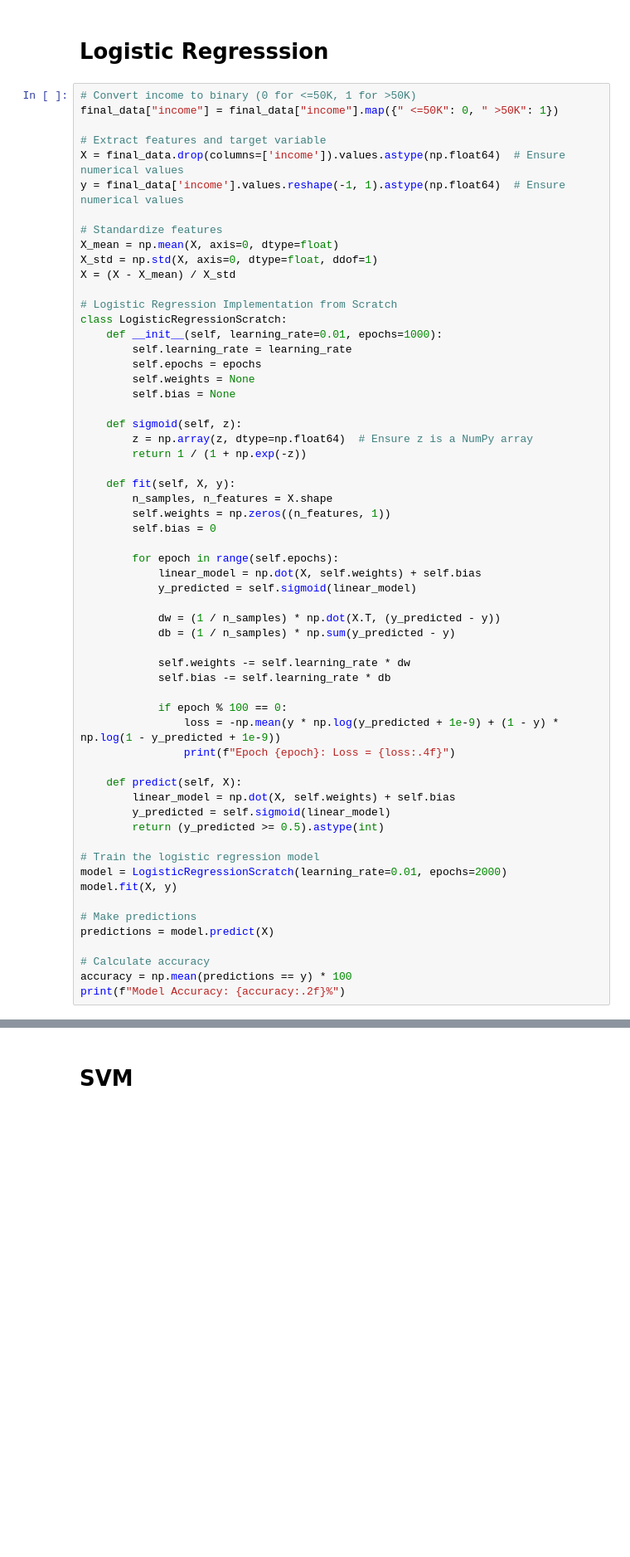
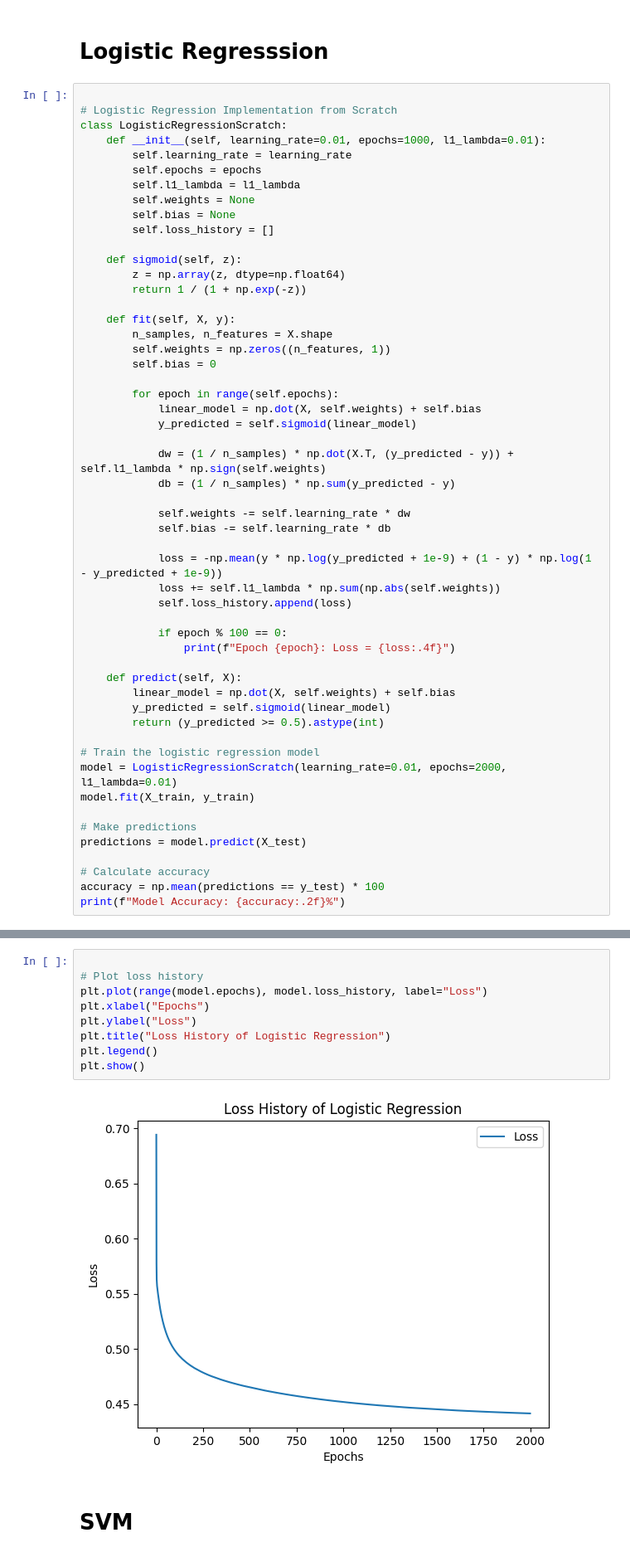
Before and after one commit to muhammadsaadx/Logistic-Regression-and-SVM-with-EDA-and-Feature-Scaling, a Jupyter notebook: P1.ipynb, the cells around one changed output, grey strips where cells are left out. Shown at 83% size. Drawn from its saved outputs; the diff is of its cells as text; blank space fills up the shorter version.

```diff
--- a/P1_LinRegImp_LogScaling.ipynb
+++ b/P1.ipynb
@@ -446,28 +465,19 @@ final_data.head()
 # %% [markdown]
 # Logistic Regresssion
 # %%
-# Convert income to binary (0 for <=50K, 1 for >50K)
-final_data["income"] = final_data["income"].map({" <=50K": 0, " >50K": 1})
-
-# Extract features and target variable
-X = final_data.drop(columns=['income']).values.astype(np.float64)  # Ensure numerical values
-y = final_data['income'].values.reshape(-1, 1).astype(np.float64)  # Ensure numerical values
-
-# Standardize features
-X_mean = np.mean(X, axis=0, dtype=float)
-X_std = np.std(X, axis=0, dtype=float, ddof=1)
-X = (X - X_mean) / X_std
 
 # Logistic Regression Implementation from Scratch
 class LogisticRegressionScratch:
-    def __init__(self, learning_rate=0.01, epochs=1000):
+    def __init__(self, learning_rate=0.01, epochs=1000, l1_lambda=0.01):
         self.learning_rate = learning_rate
         self.epochs = epochs
+        self.l1_lambda = l1_lambda
         self.weights = None
         self.bias = None
+        self.loss_history = []
 
     def sigmoid(self, z):
-        z = np.array(z, dtype=np.float64)  # Ensure z is a NumPy array
+        z = np.array(z, dtype=np.float64)
         return 1 / (1 + np.exp(-z))
 
     def fit(self, X, y):
@@ -479,14 +489,17 @@ class LogisticRegressionScratch:
             linear_model = np.dot(X, self.weights) + self.bias
             y_predicted = self.sigmoid(linear_model)
 
-            dw = (1 / n_samples) * np.dot(X.T, (y_predicted - y))
+            dw = (1 / n_samples) * np.dot(X.T, (y_predicted - y)) + self.l1_lambda * np.sign(self.weights)
             db = (1 / n_samples) * np.sum(y_predicted - y)
 
             self.weights -= self.learning_rate * dw
             self.bias -= self.learning_rate * db
 
+            loss = -np.mean(y * np.log(y_predicted + 1e-9) + (1 - y) * np.log(1 - y_predicted + 1e-9))
+            loss += self.l1_lambda * np.sum(np.abs(self.weights))
+            self.loss_history.append(loss)
+
             if epoch % 100 == 0:
-                loss = -np.mean(y * np.log(y_predicted + 1e-9) + (1 - y) * np.log(1 - y_predicted + 1e-9))
                 print(f"Epoch {epoch}: Loss = {loss:.4f}")
 
     def predict(self, X):
@@ -495,13 +508,13 @@ class LogisticRegressionScratch:
         return (y_predicted >= 0.5).astype(int)
 
 # Train the logistic regression model
-model = LogisticRegressionScratch(learning_rate=0.01, epochs=2000)
-model.fit(X, y)
+model = LogisticRegressionScratch(learning_rate=0.01, epochs=2000, l1_lambda=0.01)
+model.fit(X_train, y_train)
 
 # Make predictions
-predictions = model.predict(X)
+predictions = model.predict(X_test)
 
 # Calculate accuracy
-accuracy = np.mean(predictions == y) * 100
+accuracy = np.mean(predictions == y_test) * 100
 print(f"Model Accuracy: {accuracy:.2f}%")
 # %% [output]
@@ -656,2 +538,13 @@ Model Accuracy: 83.83%
+# %%
+
+# Plot loss history
+plt.plot(range(model.epochs), model.loss_history, label="Loss")
+plt.xlabel("Epochs")
+plt.ylabel("Loss")
+plt.title("Loss History of Logistic Regression")
+plt.legend()
+plt.show()
+# %% [output]
+[figure, added]
 # %% [markdown]
 # SVM
```
Also changed, not shown: parts of 13 cells of this notebook, 3 other files.
